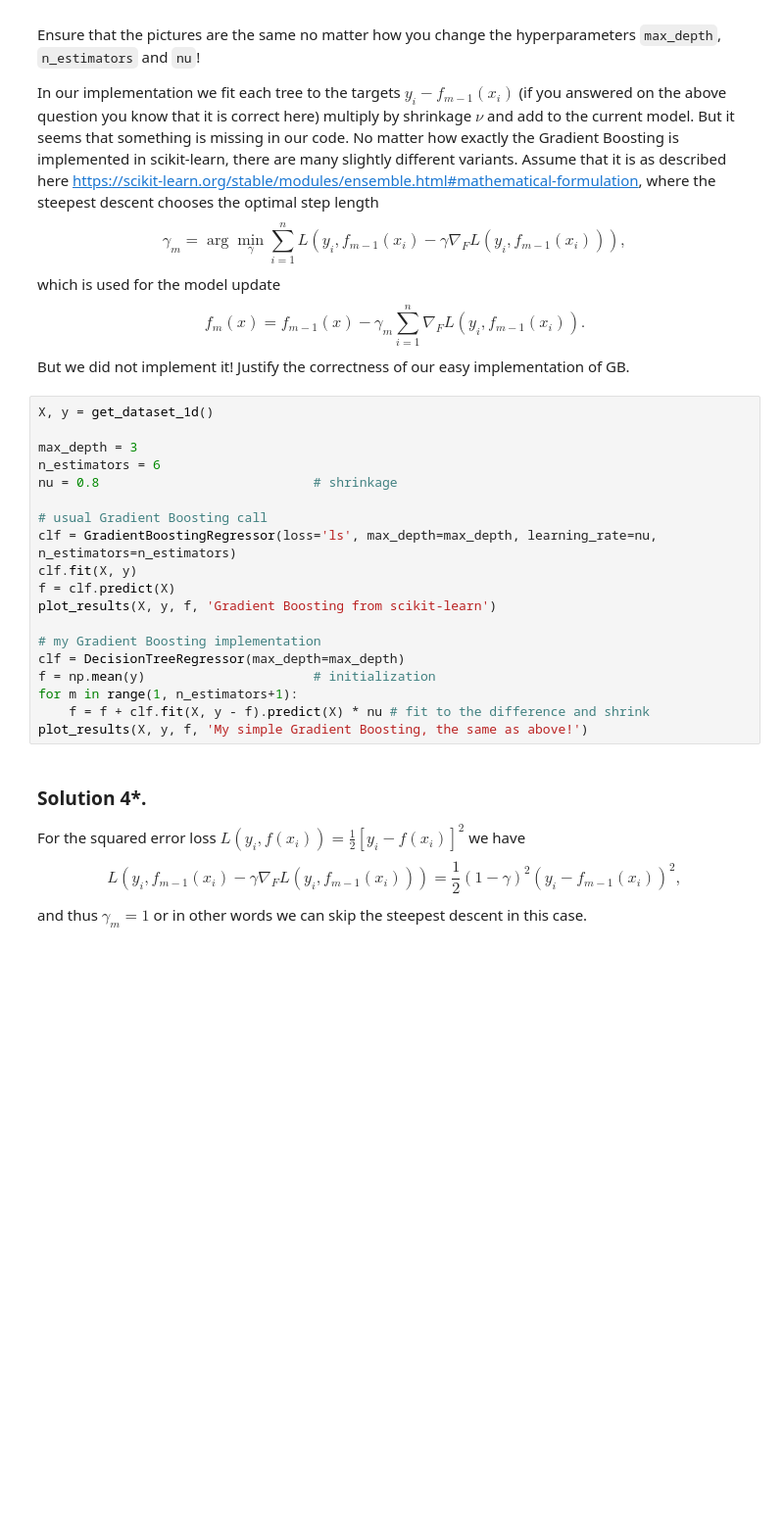
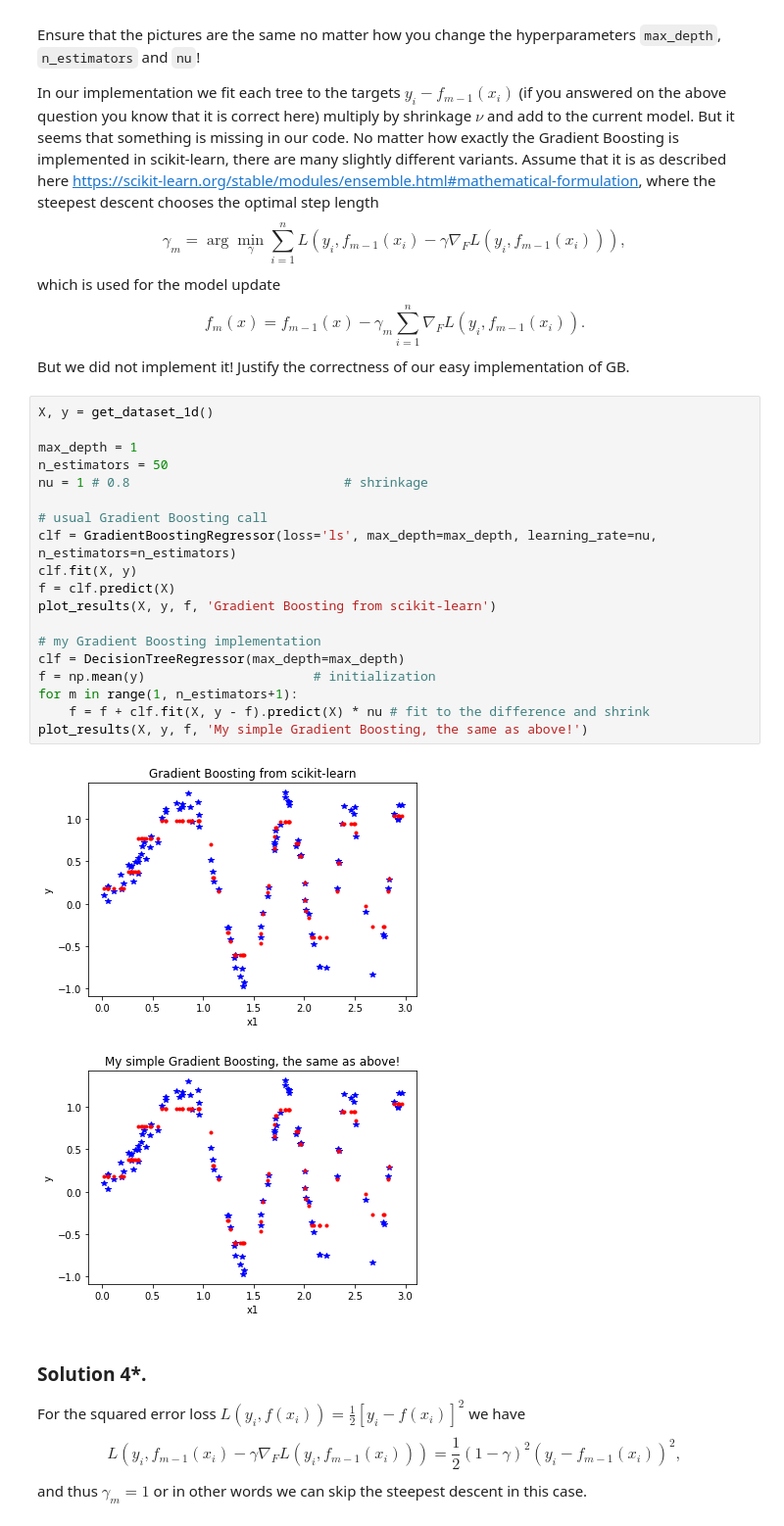
Before and after one commit to adasegroup/ML2020_seminars, a Jupyter notebook: seminar8/seminar_GB_solutions.ipynb, the cells around one changed output. Shown at 98% size. Cells and saved outputs as stored; diff of their text form; blank space fills up the shorter version.

```diff
--- a/seminar8/seminar_GB_solutions.ipynb
+++ b/seminar8/seminar_GB_solutions.ipynb
@@ -122,22 +151,25 @@ But we did not implement it! Justify the correctness of our easy implementation
 # %%
 X, y = get_dataset_1d()
 
-max_depth = 3
-n_estimators = 6
-nu = 0.8                            # shrinkage
+max_depth = 1
+n_estimators = 50
+nu = 1 # 0.8                            # shrinkage
 
 # usual Gradient Boosting call
 clf = GradientBoostingRegressor(loss='ls', max_depth=max_depth, learning_rate=nu, n_estimators=n_estimators)
 clf.fit(X, y)
 f = clf.predict(X)
 plot_results(X, y, f, 'Gradient Boosting from scikit-learn')
 
 # my Gradient Boosting implementation
 clf = DecisionTreeRegressor(max_depth=max_depth)
 f = np.mean(y)                      # initialization
 for m in range(1, n_estimators+1):
     f = f + clf.fit(X, y - f).predict(X) * nu # fit to the difference and shrink
 plot_results(X, y, f, 'My simple Gradient Boosting, the same as above!')
+# %% [output]
+[figure, added]
+[figure, added]
 # %% [markdown]
 ### Solution 4*.
 
```
Also changed, not shown: parts of 9 cells of this notebook, 1 other file.
